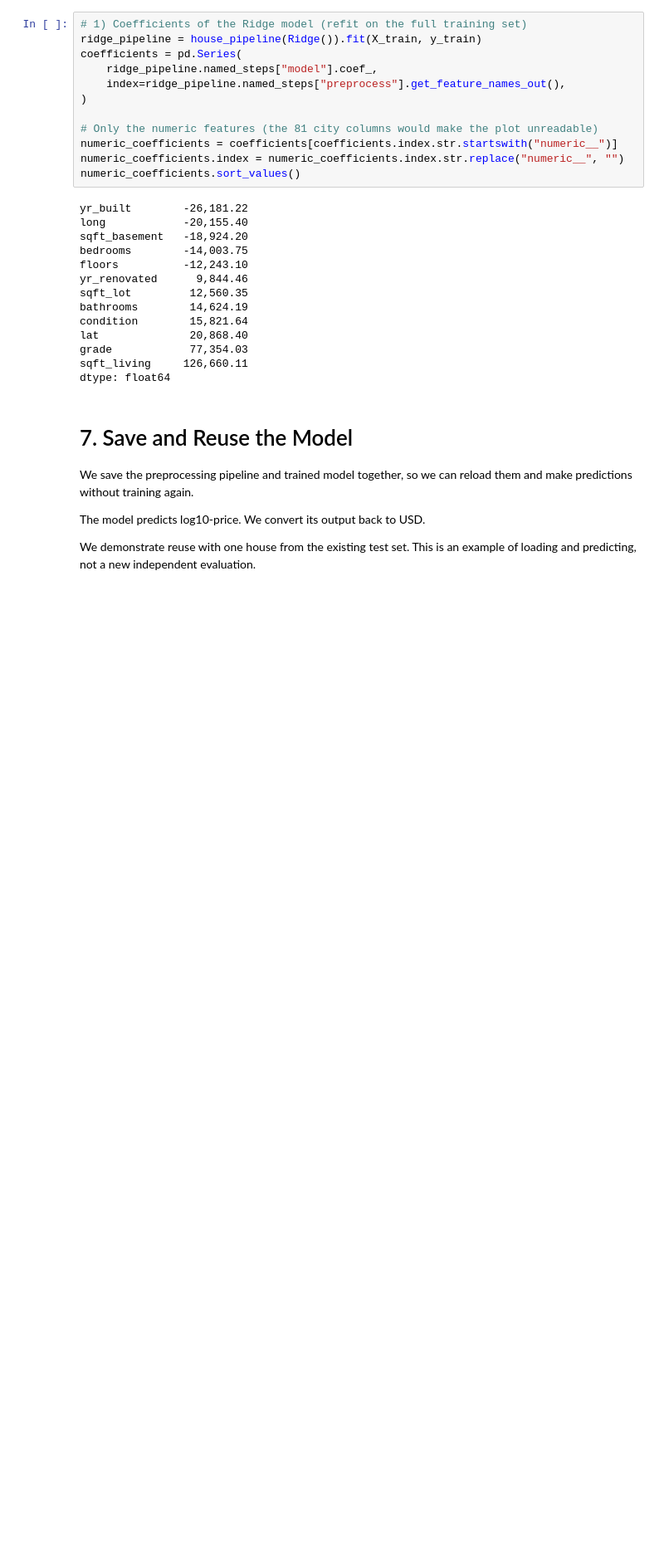
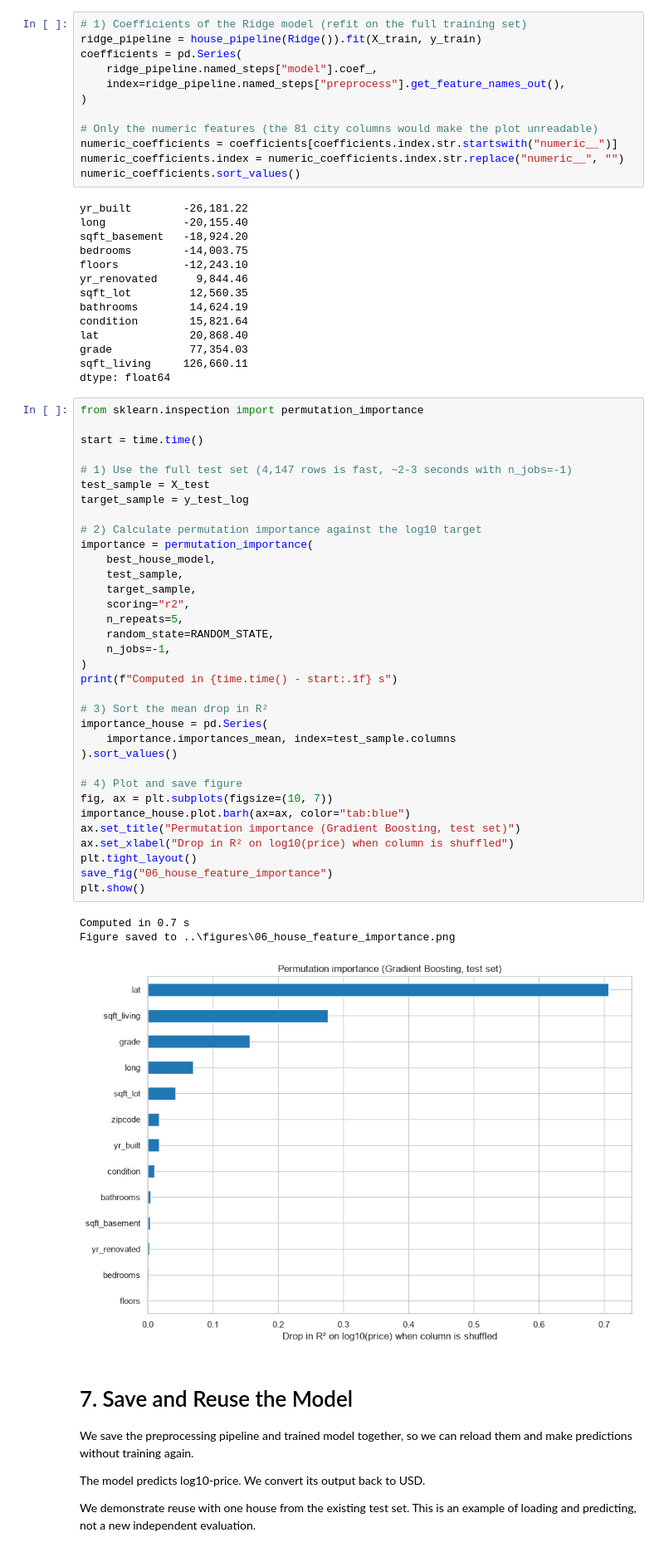
Before and after one commit to iaac-maai/2-day2-assignment, a Jupyter notebook: notebook/supervised_learning.ipynb, the cells around one changed output. Shown at 83% size. Cells and saved outputs as stored; diff of their text form; blank space fills up the shorter version.

```diff
--- a/notebook/supervised_learning.ipynb
+++ b/notebook/supervised_learning.ipynb
@@ -855,6 +840,44 @@ lat              20,868.40
 grade            77,354.03
 sqft_living     126,660.11
 dtype: float64
+# %%
+from sklearn.inspection import permutation_importance
+
+start = time.time()
+
+# 1) Use the full test set (4,147 rows is fast, ~2-3 seconds with n_jobs=-1)
+test_sample = X_test
+target_sample = y_test_log
+
+# 2) Calculate permutation importance against the log10 target
+importance = permutation_importance(
+    best_house_model,
+    test_sample,
+    target_sample,
+    scoring="r2",
+    n_repeats=5,
+    random_state=RANDOM_STATE,
+    n_jobs=-1,
+)
+print(f"Computed in {time.time() - start:.1f} s")
+
+# 3) Sort the mean drop in R²
+importance_house = pd.Series(
+    importance.importances_mean, index=test_sample.columns
+).sort_values()
+
+# 4) Plot and save figure
+fig, ax = plt.subplots(figsize=(10, 7))
+importance_house.plot.barh(ax=ax, color="tab:blue")
+ax.set_title("Permutation importance (Gradient Boosting, test set)")
+ax.set_xlabel("Drop in R² on log10(price) when column is shuffled")
+plt.tight_layout()
+save_fig("06_house_feature_importance")
+plt.show()
+# %% [output]
+Computed in 0.7 s
+Figure saved to ..\figures\06_house_feature_importance.png
+[figure, added]
 # %% [markdown]
 # 7. Save and Reuse the Model
 
```
Also changed, not shown: parts of 5 cells of this notebook, 2 other files.
